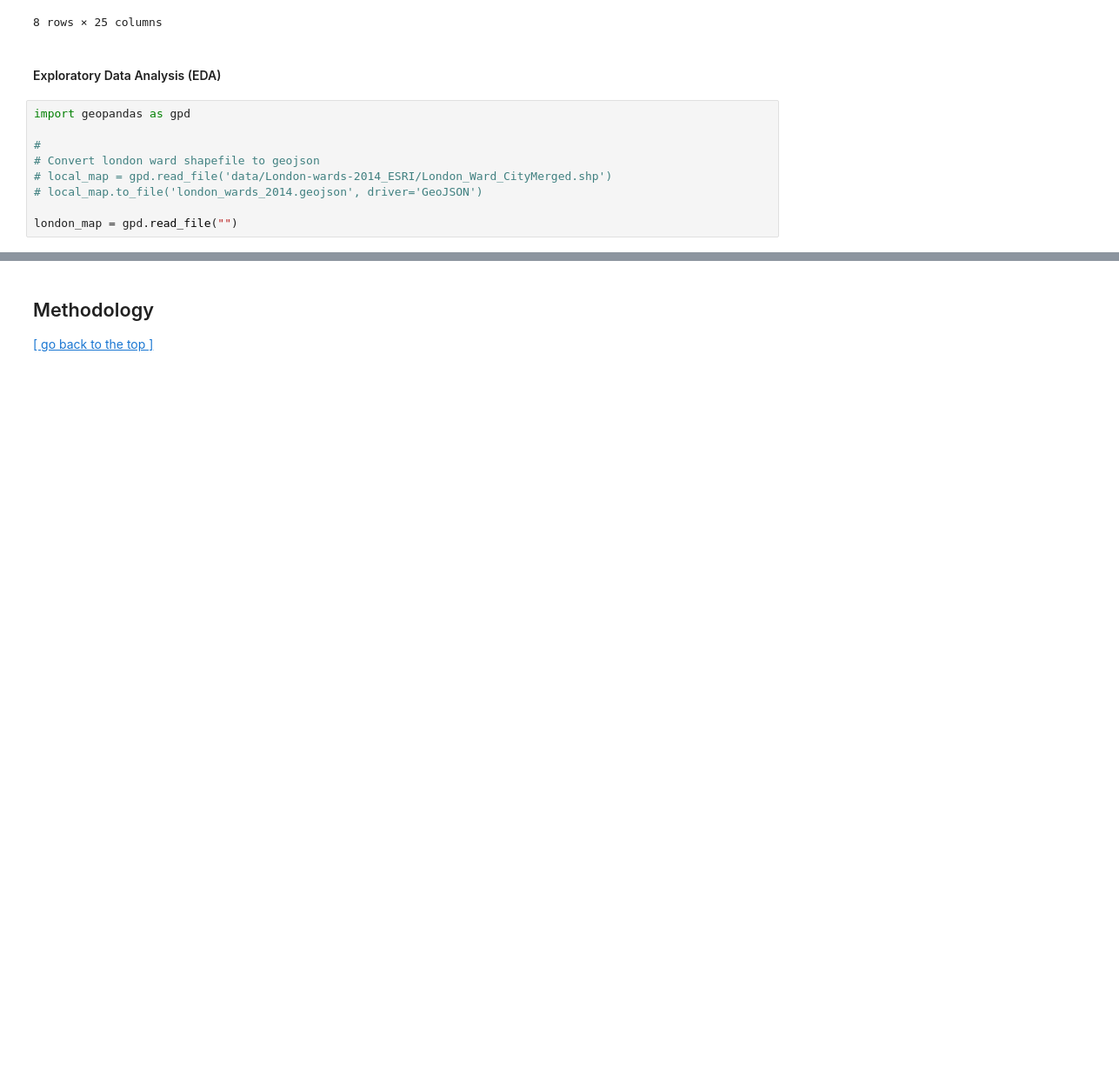
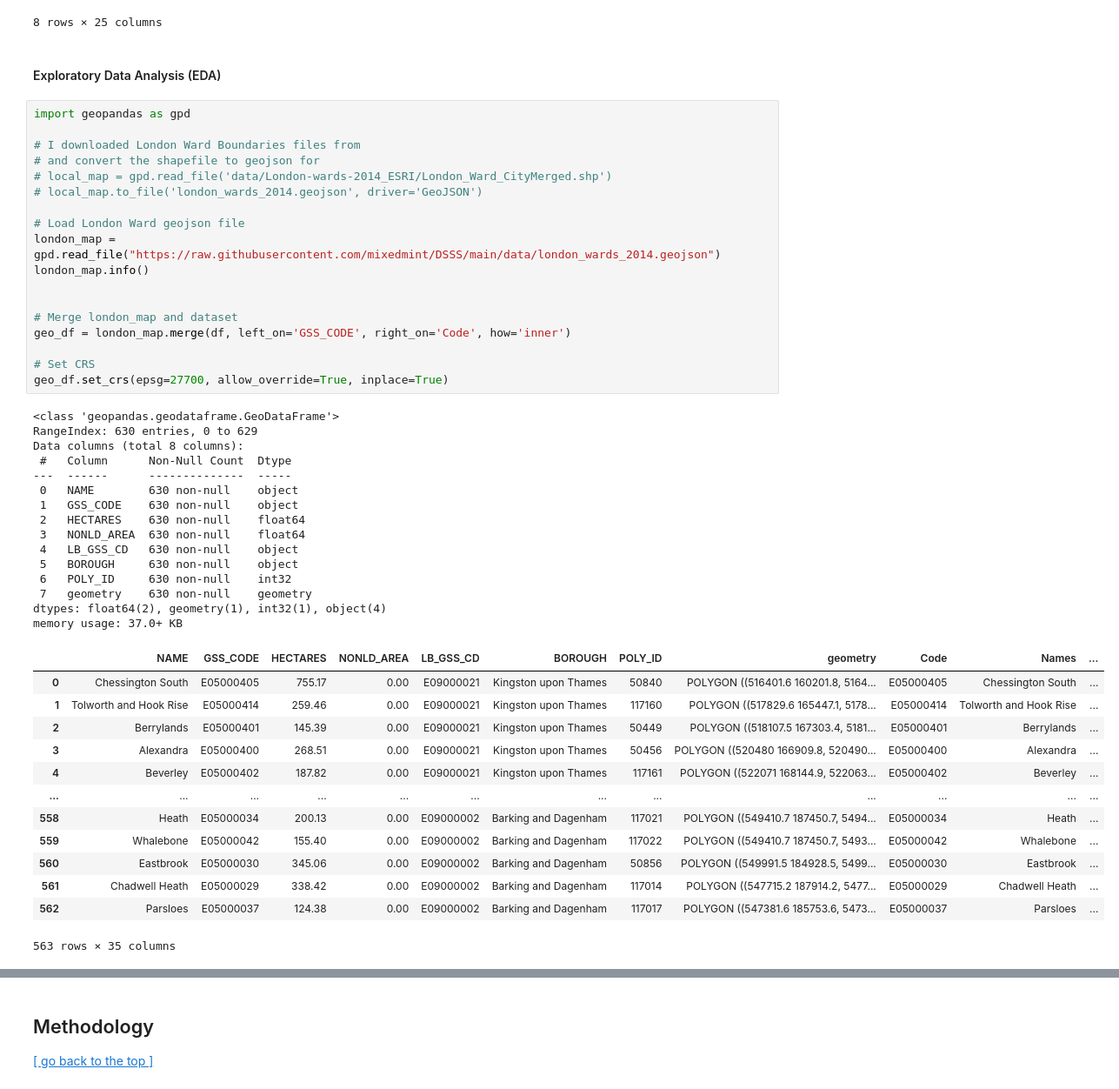
Before and after one commit to mixedmint/DSSS, a Jupyter notebook: childhood obesity.ipynb, the cells around one changed output, grey strips where cells are left out. Shown at 87% size. Cells and saved outputs as stored; diff of their text form; blank space fills up the shorter version.

```diff
--- a/childhood obesity.ipynb
+++ b/childhood obesity.ipynb
@@ -411,9 +411,47 @@ df.describe()
 # %%
 import geopandas as gpd
 
-#
-# Convert london ward shapefile to geojson
+# I downloaded London Ward Boundaries files from
+# and convert the shapefile to geojson for
 # local_map = gpd.read_file('data/London-wards-2014_ESRI/London_Ward_CityMerged.shp')
 # local_map.to_file('london_wards_2014.geojson', driver='GeoJSON')
 
-london_map = gpd.read_file("")
+# Load London Ward geojson file
+london_map = gpd.read_file("https://raw.githubusercontent.com/mixedmint/DSSS/main/data/london_wards_2014.geojson")
+london_map.info()
+
+
+# Merge london_map and dataset
+geo_df = london_map.merge(df, left_on='GSS_CODE', right_on='Code', how='inner')
+
+# Set CRS
+geo_df.set_crs(epsg=27700, allow_override=True, inplace=True)
+# %% [output]
+<class 'geopandas.geodataframe.GeoDataFrame'>
+RangeIndex: 630 entries, 0 to 629
+Data columns (total 8 columns):
+ #   Column      Non-Null Count  Dtype
+---  ------      --------------  -----
+ 0   NAME        630 non-null    object
+ 1   GSS_CODE    630 non-null    object
+ 2   HECTARES    630 non-null    float64
+ 3   NONLD_AREA  630 non-null    float64
+ 4   LB_GSS_CD   630 non-null    object
+ 5   BOROUGH     630 non-null    object
+ 6   POLY_ID     630 non-null    int32
+ 7   geometry    630 non-null    geometry
+dtypes: float64(2), geometry(1), int32(1), object(4)
+memory usage: 37.0+ KB
+|  | NAME | GSS_CODE | HECTARES | NONLD_AREA | LB_GSS_CD | BOROUGH | POLY_ID | geometry | Code | Names | ... |
+| 0 | Chessington South | E05000405 | 755.17 | 0.00 | E09000021 | Kingston upon Thames | 50840 | POLYGON ((516401.6 160201.8, 5164... | E05000405 | Chessington South | ... |
+| 1 | Tolworth and Hook Rise | E05000414 | 259.46 | 0.00 | E09000021 | Kingston upon Thames | 117160 | POLYGON ((517829.6 165447.1, 5178... | E05000414 | Tolworth and Hook Rise | ... |
+| 2 | Berrylands | E05000401 | 145.39 | 0.00 | E09000021 | Kingston upon Thames | 50449 | POLYGON ((518107.5 167303.4, 5181... | E05000401 | Berrylands | ... |
+| 3 | Alexandra | E05000400 | 268.51 | 0.00 | E09000021 | Kingston upon Thames | 50456 | POLYGON ((520480 166909.8, 520490... | E05000400 | Alexandra | ... |
+| 4 | Beverley | E05000402 | 187.82 | 0.00 | E09000021 | Kingston upon Thames | 117161 | POLYGON ((522071 168144.9, 522063... | E05000402 | Beverley | ... |
+| ... | ... | ... | ... | ... | ... | ... | ... | ... | ... | ... | ... |
+| 558 | Heath | E05000034 | 200.13 | 0.00 | E09000002 | Barking and Dagenham | 117021 | POLYGON ((549410.7 187450.7, 5494... | E05000034 | Heath | ... |
+| 559 | Whalebone | E05000042 | 155.40 | 0.00 | E09000002 | Barking and Dagenham | 117022 | POLYGON ((549410.7 187450.7, 5493... | E05000042 | Whalebone | ... |
+| 560 | Eastbrook | E05000030 | 345.06 | 0.00 | E09000002 | Barking and Dagenham | 50856 | POLYGON ((549991.5 184928.5, 5499... | E05000030 | Eastbrook | ... |
+| 561 | Chadwell Heath | E05000029 | 338.42 | 0.00 | E09000002 | Barking and Dagenham | 117014 | POLYGON ((547715.2 187914.2, 5477... | E05000029 | Chadwell Heath | ... |
+| 562 | Parsloes | E05000037 | 124.38 | 0.00 | E09000002 | Barking and Dagenham | 117017 | POLYGON ((547381.6 185753.6, 5473... | E05000037 | Parsloes | ... |
+563 rows × 35 columns
```
Also changed, not shown: parts of 2 cells of this notebook, 2 other files.
